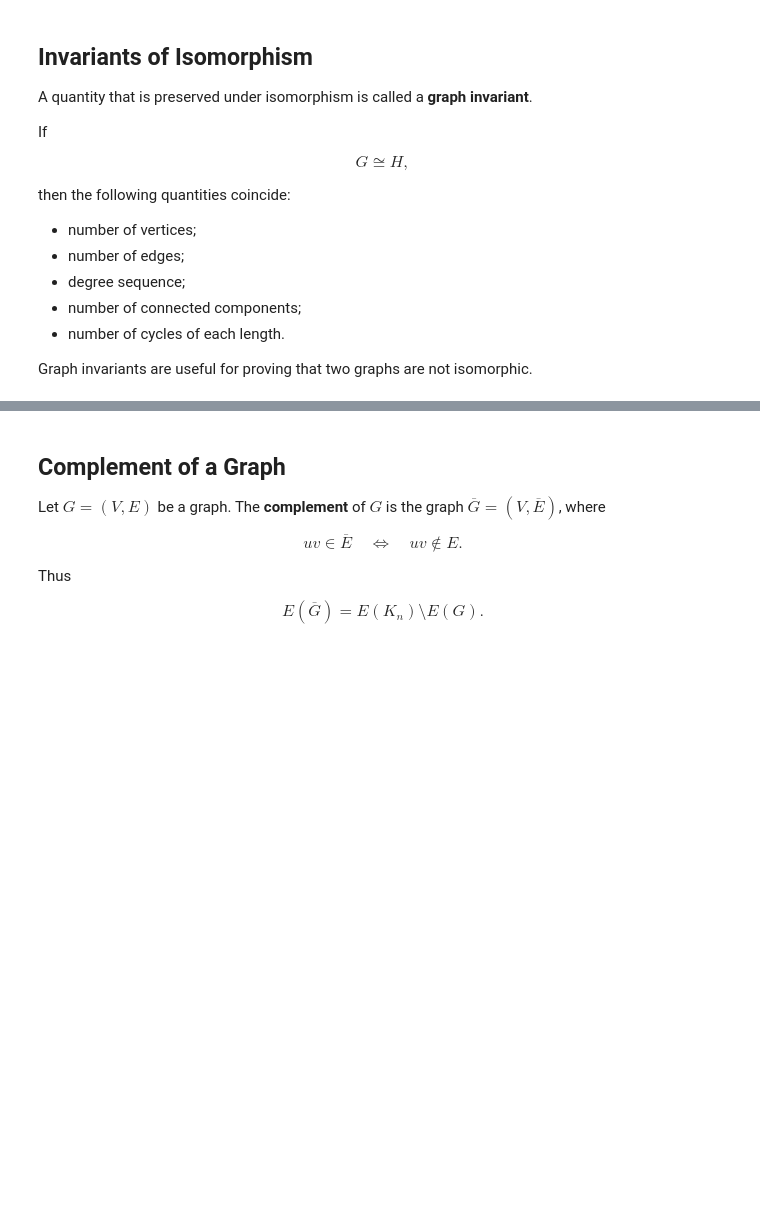
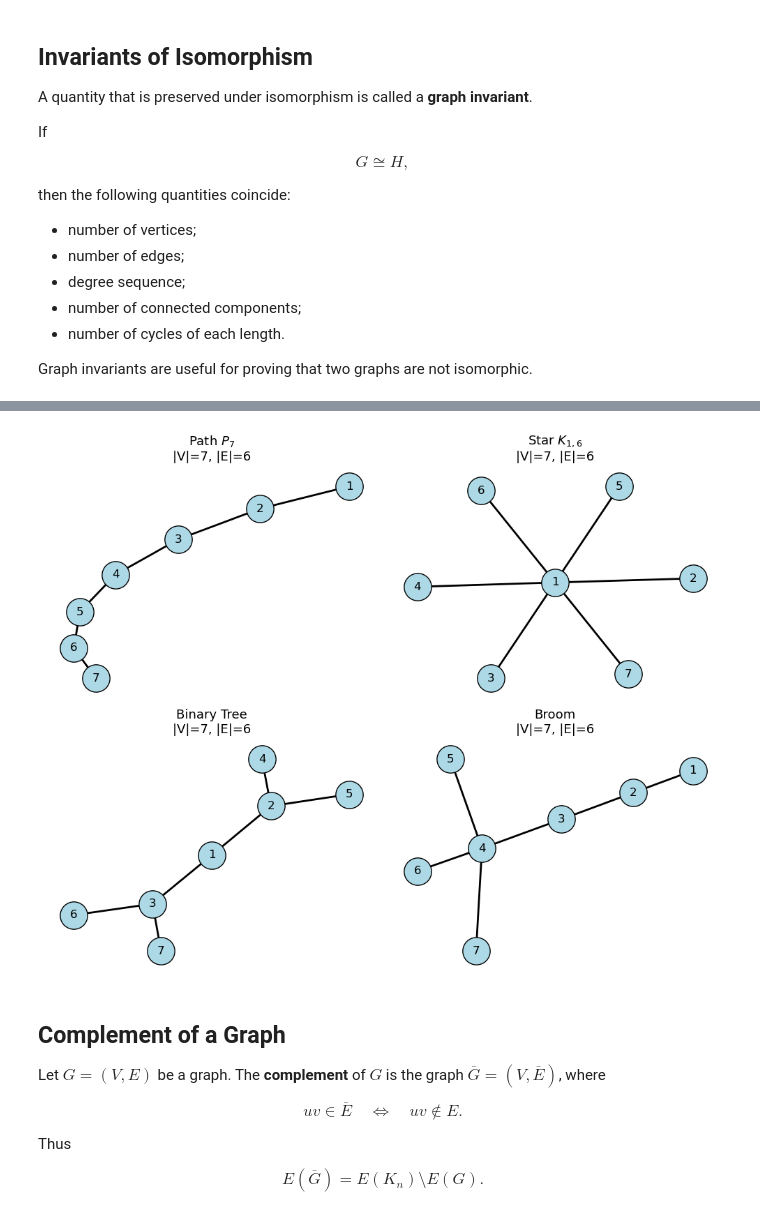
Before and after one commit to cohuori/HSE-DSBA-DM2_2026, a Jupyter notebook: seminars/seminar_1.ipynb, the cells around one changed output, grey strips where cells are left out. Drawn from its saved outputs; the diff is of its cells as text; code cells hidden in the pictures; blank space fills up the shorter version.

```diff
--- a/seminars/seminar_1.ipynb
+++ b/seminars/seminar_1.ipynb
@@ -170,3 +308,65 @@ Trees play a central role in graph theory.
+# %%
+import networkx as nx
+import matplotlib.pyplot as plt
+
+# ----------------------------
+# Four trees on 7 vertices
+# ----------------------------
+
+T1 = nx.path_graph(range(1, 8))  # Path P7
+
+T2 = nx.star_graph(6)            # Star K1,6
+T2 = nx.relabel_nodes(T2, lambda x: x + 1)
+
+T3 = nx.Graph([                 # Binary tree
+    (1,2), (1,3),
+    (2,4), (2,5),
+    (3,6), (3,7)
+])
+
+T4 = nx.Graph([                 # Broom
+    (1,2), (2,3), (3,4),
+    (4,5), (4,6), (4,7)
+])
+
+trees = [
+    (T1, r"Path $P_7$"),
+    (T2, r"Star $K_{1,6}$"),
+    (T3, "Binary Tree"),
+    (T4, "Broom")
+]
+
+fig, axes = plt.subplots(2, 2, figsize=(10, 8))
+
+for ax, (T, title) in zip(axes.flatten(), trees):
+
+    pos = nx.spring_layout(T, seed=42)
+
+    nx.draw(
+        T,
+        pos,
+        ax=ax,
+        with_labels=True,
+        node_size=800,
+        node_color="lightblue",
+        edgecolors="black",
+        width=2,
+        font_size=12
+    )
+
+    ax.set_title(
+        f"{title}\n"
+        f"|V|={T.number_of_nodes()}, "
+        f"|E|={T.number_of_edges()}",
+        fontsize=13
+    )
+
+    ax.axis("off")
+
+plt.tight_layout()
+plt.show()
+# %% [output]
+[figure, added]
 # %% [markdown]
 ## Complement of a Graph
 
```
Also changed, not shown: parts of 32 cells of this notebook, 18 other files.
